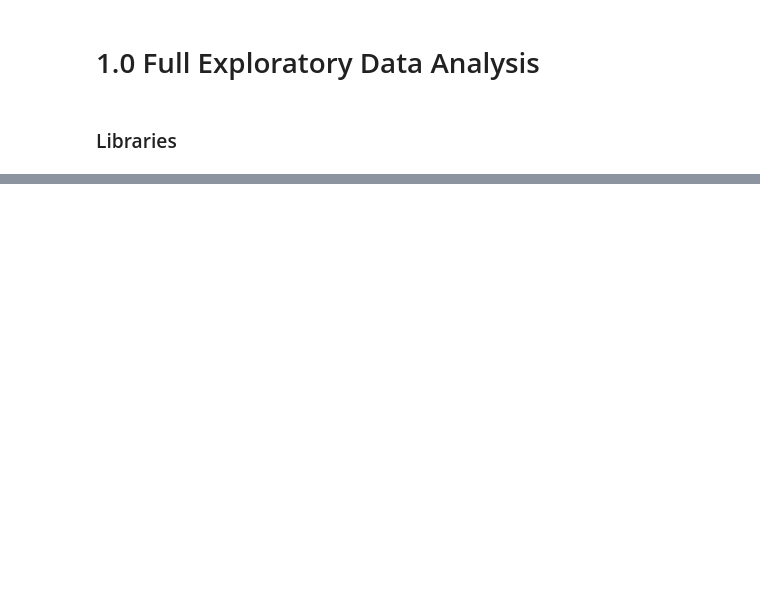
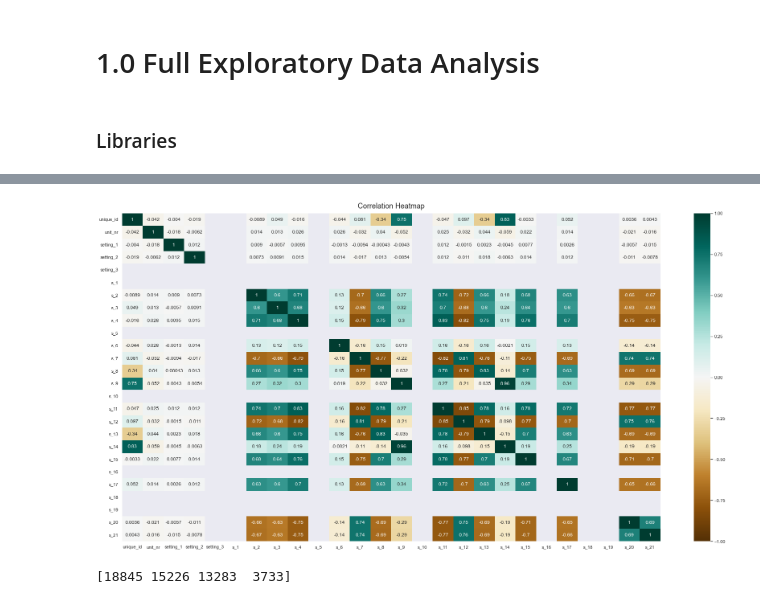
Before and after one commit to Giocrisrai/alaya_challenge, a Jupyter notebook: notebooks/1.0-ggodoy-full.ipynb, the cells around one changed output, grey strips where cells are left out. Drawn from its saved outputs; the diff is of its cells as text; code cells hidden in the pictures; blank space fills up the shorter version.

```diff
--- a/notebooks/1.0-ggodoy-full.ipynb
+++ b/notebooks/1.0-ggodoy-full.ipynb
@@ -18,0 +152,18 @@ ModuleNotFoundError: No module named 'challenge_alaya'
+# %%
+plt.figure(figsize=(30, 15))
+heatmap = sns.heatmap(df.corr(), vmin=-1, vmax=1, annot=True, cmap='BrBG')
+heatmap.set_title('Correlation Heatmap', fontdict={'fontsize':18}, pad=12);
+#plt.savefig('heatmap.png', dpi=300, bbox_inches='tight')
+plt.show()
+# %% [output]
+[figure, added]
+# %%
+### DATOS DE MUESTRA ###
+#Se selecciona unos datos al azar para posteriormente verificar el clúster al que pertenecen
+start = 0   # incluido
+end = len(df)    # exclusivo
+n = 4      # size
+indices = np.random.randint(low=start, high=end, size=(n))
+print(indices)
+# %% [output]
+[18845 15226 13283  3733]
```
Also changed, not shown: parts of 35 cells of this notebook.
